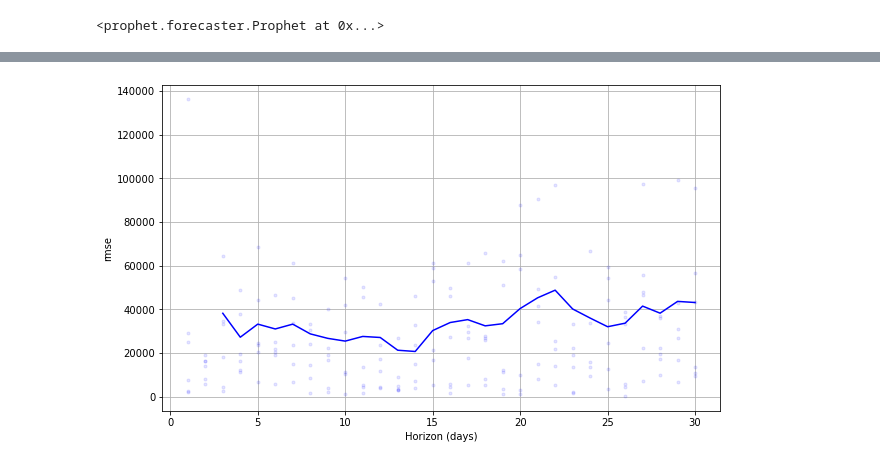
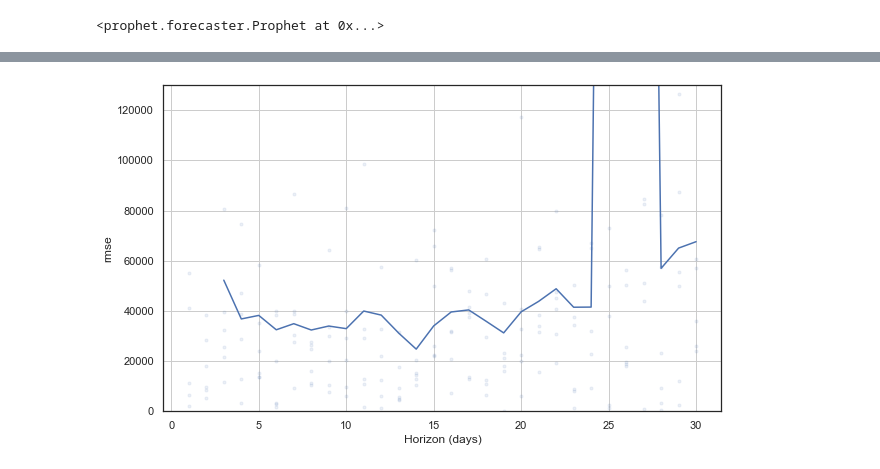
Before and after one commit to Elias-YJ/bsc-thesis, a Jupyter notebook: Reference_model.ipynb, the cells around one changed output, grey strips where cells are left out. Saved outputs shown, nothing was run; the diff lists cells and outputs as text; code cells hidden in the pictures.

```diff
--- a/Reference_model.ipynb
+++ b/Reference_model.ipynb
@@ -1,9 +1,13 @@
 # %%
+import multiprocessing
+multiprocessing.set_start_method("fork")
+
 import pandas as pd
 import numpy as np
 import seaborn as sns
+sns.set_theme()
 import matplotlib.pyplot as plt
-#%matplotlib inline
+%matplotlib inline
 
 from prophet import Prophet
 # %%
@@ -24,9 +28,9 @@ df
 | 55373 | SEAFOOD | 2017-08-14 | 588.476 | 0.0 | 8.0 | 47.59 | 0.0 | 13.20 | 19.6 | ... |
 55374 rows × 16 columns
 # %%
-m = Prophet(changepoint_prior_scale=0.05)
+m = Prophet(changepoint_prior_scale=0.1, mcmc_samples=400)
 m.add_seasonality(name='yearly', period=365.25, fourier_order=8, prior_scale=100000)
-m.add_seasonality(name='monthly', period=30.5, fourier_order=5, prior_scale=100000)
+m.add_seasonality(name='monthly', period=30.5, fourier_order=8, prior_scale=100000)
 m.add_seasonality(
     name='weekly', period=7, fourier_order=5, prior_scale=10000)
 # TODO: add holidays from holidays.csv
@@ -46,7 +50,7 @@ future = df.copy()
 future['date']=pd.to_datetime(future['date'])
 future = future.loc[
     future['family'].isin(
-        ['BEVERAGES', 'BREAD/BAKERY', 'CLEANING', 'DELI', 'GROCERY I']),
+        ['BEVERAGES', 'BREAD/BAKERY', 'CLEANING', 'DELI', 'GROCERY I', 'MEATS', 'PERSONAL CARE', 'POULTRY', 'PRODUCE']),
     ['family', 'date', 'unit_sales', 'onpromotion', 'oil_price', 'precipitation',
      'tavg', 'tmax', 'tmin', 'yellow maize', 'potatoes']
 ]
@@ -143,0 +171,15 @@ for cut in cutoffs:
+# %%
+fig, ax = plt.subplots(6,1, figsize=(16,24))
+cutoffs = df_cv['cutoff'].unique()
+for i, cut in enumerate(cutoffs):
+    cv = df_cv[df_cv['cutoff'].values == cut]
+    sns.scatterplot(x=m.history['ds'].values, y=m.history['y'], color='black', ax=ax[i])
+    sns.lineplot(x=cv['ds'].values, y=cv['yhat'], color='#0072B2', ax=ax[i])
+    ax[i].fill_between(cv['ds'].values, cv['yhat_lower'],
+                    cv['yhat_upper'], color='#0072B2',
+                    alpha=0.2)
+    ax[i].axvline(x=pd.to_datetime(cut), c='gray', lw=4, alpha=0.5)
+    ax[i].axvline(x=pd.to_datetime(cut) + pd.Timedelta('30 days'), c='gray', lw=4,
+               alpha=0.5, ls='--')
+    ax[i].set_xlim([pd.to_datetime(cut) - pd.Timedelta('10 days'), pd.to_datetime(cut) + pd.Timedelta('40 days')])
+ax[3].set_ylim(0,800000)
@@ -144,8 +189,12 @@ for cut in cutoffs:
 # %%
 from prophet.diagnostics import performance_metrics
 from prophet.plot import plot_cross_validation_metric
 df_p = performance_metrics(df_cv)
 df_p.head()
-fig = plot_cross_validation_metric(df_cv, metric='rmse')
+
+with sns.axes_style('white'):
+    fig = plot_cross_validation_metric(df_cv, metric='rmse')
+    ax = fig.gca()
+    ax.set_ylim(0,130000)
 # %% [output]
-[figure, old version]
+[figure, new version]
```
Also changed, not shown: parts of 7 cells of this notebook, 1 other file.
